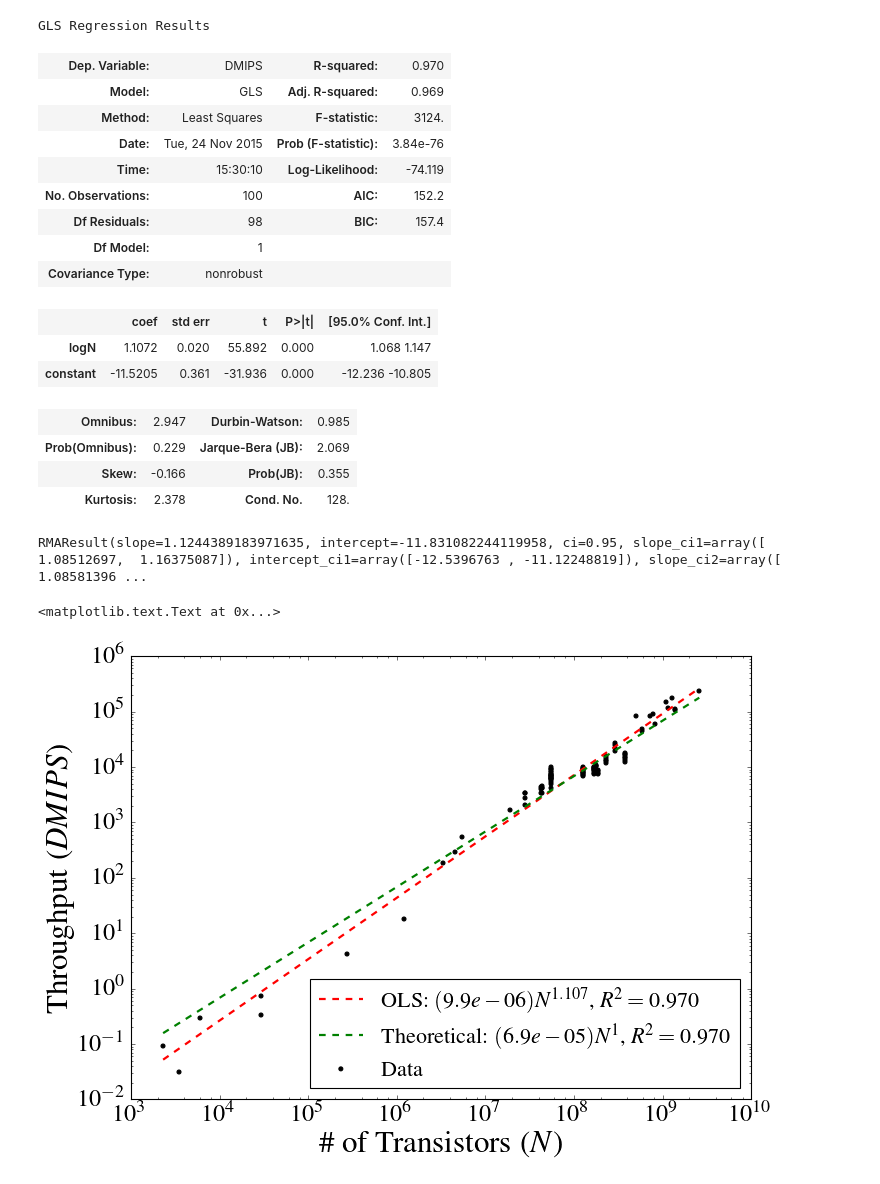
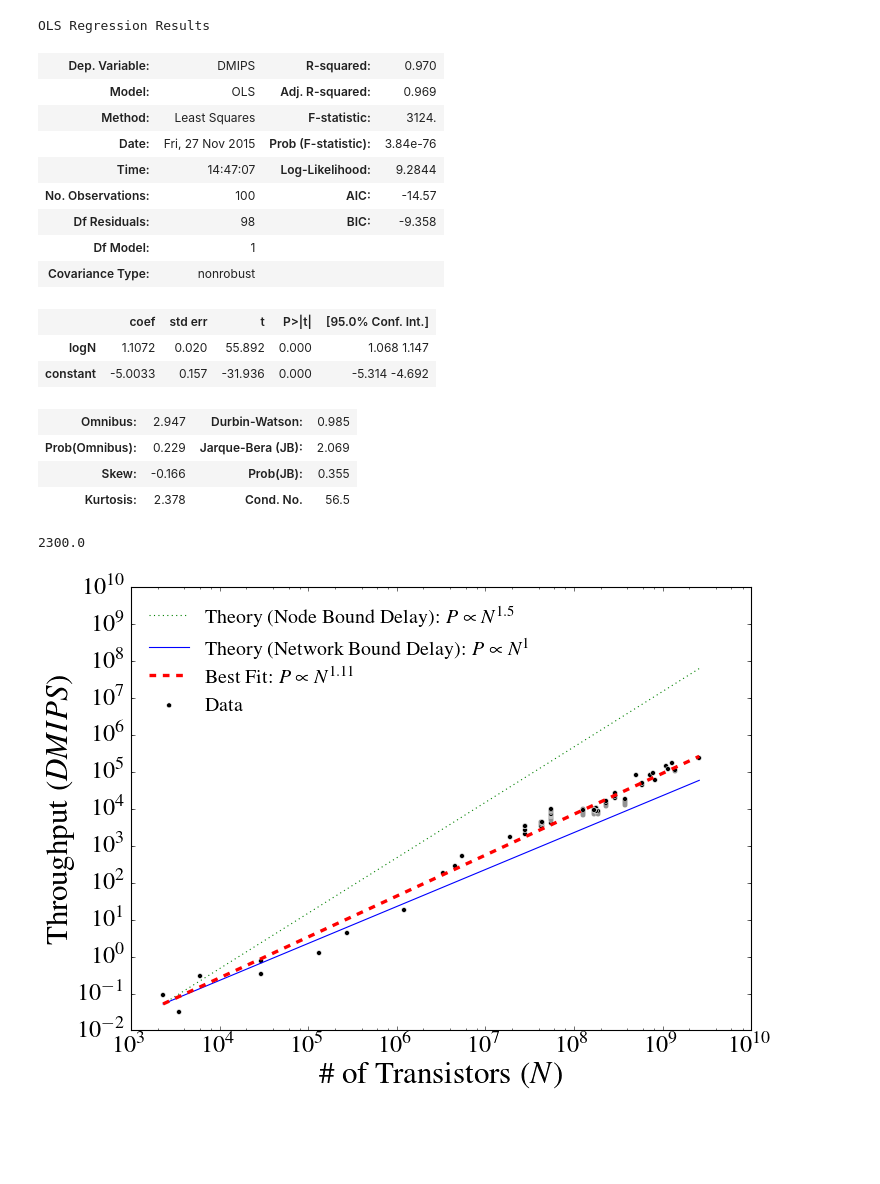
Before and after one commit to profsforrest/scaling-paper, a Jupyter notebook: analysis/ChipsThroughput.ipynb, the cells around one changed output. Cells and saved outputs as stored; diff of their text form; code cells hidden in the pictures; blank space fills up the shorter version.

Commit message:
UPdated figures

```diff
--- a/analysis/ChipsThroughput.ipynb
+++ b/analysis/ChipsThroughput.ipynb
@@ -38,30 +38,31 @@ data['N'] = data['N']*10**6
 # %%
 data['constant']= np.ones(len(data))
 # %%
-data['logN'] = np.log(data.N)
-data['logNf'] = np.log(data.N*data.f)
+data['logN'] = np.log10(data.N)
+data['logNf'] = np.log10(data.N*data.f)
 # %%
-model = sm.GLS(np.log(data.DMIPS),data[['logN','constant']]).fit()
+model = sm.OLS(np.log10(data.DMIPS),data[['logN','constant']]).fit()
 model.summary()
 # %% [output]
-GLS Regression Results
+OLS Regression Results
 | Dep. Variable: | DMIPS | R-squared: | 0.970 |
-| Model: | GLS | Adj. R-squared: | 0.969 |
+| Model: | OLS | Adj. R-squared: | 0.969 |
 | Method: | Least Squares | F-statistic: | 3124. |
-| Date: | Tue, 24 Nov 2015 | Prob (F-statistic): | 3.84e-76 |
-| Time: | 15:30:10 | Log-Likelihood: | -74.119 |
-| No. Observations: | 100 | AIC: | 152.2 |
-| Df Residuals: | 98 | BIC: | 157.4 |
+| Date: | Fri, 27 Nov 2015 | Prob (F-statistic): | 3.84e-76 |
+| Time: | 14:47:07 | Log-Likelihood: | 9.2844 |
+| No. Observations: | 100 | AIC: | -14.57 |
+| Df Residuals: | 98 | BIC: | -9.358 |
 | Df Model: | 1 |  |  |
 | Covariance Type: | nonrobust |  |  |
 |  | coef | std err | t | P>|t| | [95.0% Conf. Int.] |
 | logN | 1.1072 | 0.020 | 55.892 | 0.000 | 1.068 1.147 |
-| constant | -11.5205 | 0.361 | -31.936 | 0.000 | -12.236 -10.805 |
+| constant | -5.0033 | 0.157 | -31.936 | 0.000 | -5.314 -4.692 |
 | Omnibus: | 2.947 | Durbin-Watson: | 0.985 |
 | Prob(Omnibus): | 0.229 | Jarque-Bera (JB): | 2.069 |
 | Skew: | -0.166 | Prob(JB): | 0.355 |
-| Kurtosis: | 2.378 | Cond. No. | 128. |
+| Kurtosis: | 2.378 | Cond. No. | 56.5 |
 # %%
-intercept1,cov1 = opt.curve_fit(lambda x, intercept: x +intercept,data.logN,np.log(data.DMIPS))
+intercept2,cov2 = opt.curve_fit(lambda x, intercept: x +intercept,data.logN,np.log10(data.DMIPS))
+i2 = 10**model.predict([data.logN.min(),1])/(data.N.min()**1.0)
 # %%
 Rsquare1 = st.pearsonr(data.logN.values+intercept1,np.log(data.DMIPS.values))[0]**2
@@ -70,37 +69,48 @@ rma_model = RMA.RMARegression(data.logN,np.log(data.DMIPS))
-# %%
-rma_model
-# %% [output]
-RMAResult(slope=1.1244389183971635, intercept=-11.831082244119958, ci=0.95, slope_ci1=array([ 1.08512697,  1.16375087]), intercept_ci1=array([-12.5396763 , -11.12248819]), slope_ci2=array([ 1.08581396 ...
+# %%
+intercept1,cov1 = opt.curve_fit(lambda x, intercept: 1.5*x +intercept,data.logN,np.log10(data.DMIPS))
+i1 = 10**model.predict([data.logN.min(),1])/(data.N.min()**1.5)
+# %%
+data.N.min()
+# %% [output]
+2300.0
 # %%
 #plt.scatter(data.N,data.DMIPS,marker='.',c=np.log(data.f),cmap=plt.get_cmap('viridis'),edgecolor='face',s=75)
-plt.scatter(data.N,data.DMIPS,marker='.',c='k',edgecolor='face',s=50,label='Data')
+plt.scatter(data.N,data.DMIPS,marker='o',c='k',edgecolor='w',linewidths=0.5,label='Data')
 
 xfit = [data.N.min(),data.N.max()]
-yfit = [np.exp(model.params['constant'])*xfit[0]**model.params['logN'],
-        np.exp(model.params['constant'])*xfit[1]**model.params['logN']]
-plt.plot(xfit,yfit,'r--',label='OLS: $(%1.1e) N^{%1.3f}$, $R^2=%1.3f$'%(np.exp(model.params['constant']),model.params['logN'],model.rsquared))
+yfit = [i1*(xfit[0]**1.5),
+        i1*(xfit[1]**1.5)]
+plt.plot(xfit,yfit,'g:',lw=1,label='Theory (Node Bound Delay): $P \propto N^{1.5}$')
 
 xfit = [data.N.min(),data.N.max()]
-yfit = [np.exp(intercept1)*xfit[0],
-        np.exp(intercept1)*xfit[1]]
-plt.plot(xfit,yfit,'g--',label='Theoretical: $(%1.1e) N^1$, $R^2=%1.3f$'%(np.exp(intercept1),Rsquare1))
+yfit = [i2*xfit[0],
+        i2*xfit[1]]
+plt.plot(xfit,yfit,'b-',lw=1,label='Theory (Network Bound Delay): $P \propto N^1$')#, $R^2=%1.2f$'%(Rsquare1))
+
+
+
+xfit = [data.N.min(),data.N.max()]
+yfit = [10**(model.params['constant'])*xfit[0]**model.params['logN'],
+        10**(model.params['constant'])*xfit[1]**model.params['logN']]
+plt.plot(xfit,yfit,'r--',lw=3,label='Best Fit: $P \propto N^{1.11}$')#, $R^2=%1.2f$'%(model.rsquared))
+
 
 
 #xfit = [data.N.min(),data.N.max()]
 #yfit = [np.exp(rma_model.intercept)*xfit[0]**rma_model.slope,
 #        np.exp(rma_model.intercept)*xfit[1]**rma_model.slope]
 #plt.plot(xfit,yfit,'b:',label='RMA: $%1.3f N^{%1.3f}$, $R^2=%1.3f$'%(np.exp(rma_model.intercept),rma_model.slope,rma_model.RSquare))
 
 plt.xscale('log')
 plt.yscale('log')
 #plt.xlim(10**-3,10**3)
-#plt.ylim(10**-2,10**5)
-plt.legend(loc='lower right',fontsize=20,frameon=True)
+plt.ylim(10**-2,10**10)
+plt.legend(loc='upper left',fontsize=18,frameon=False)
 plt.xlabel('\# of Transistors ($N$)')
 plt.ylabel('Throughput ($DMIPS$)')
+plt.savefig('../Figures/ChipsThroughputScaling.pdf',dpi=600)
 # %% [output]
-<matplotlib.text.Text at 0x...>
-[figure, old version]
+[figure, new version]
 # %%
 model = sm.GLS(np.log(data.DMIPS),data[['logNf','constant']]).fit()
 model.summary()
```
Also changed, not shown: parts of 2 cells of this notebook, 5 other files.
